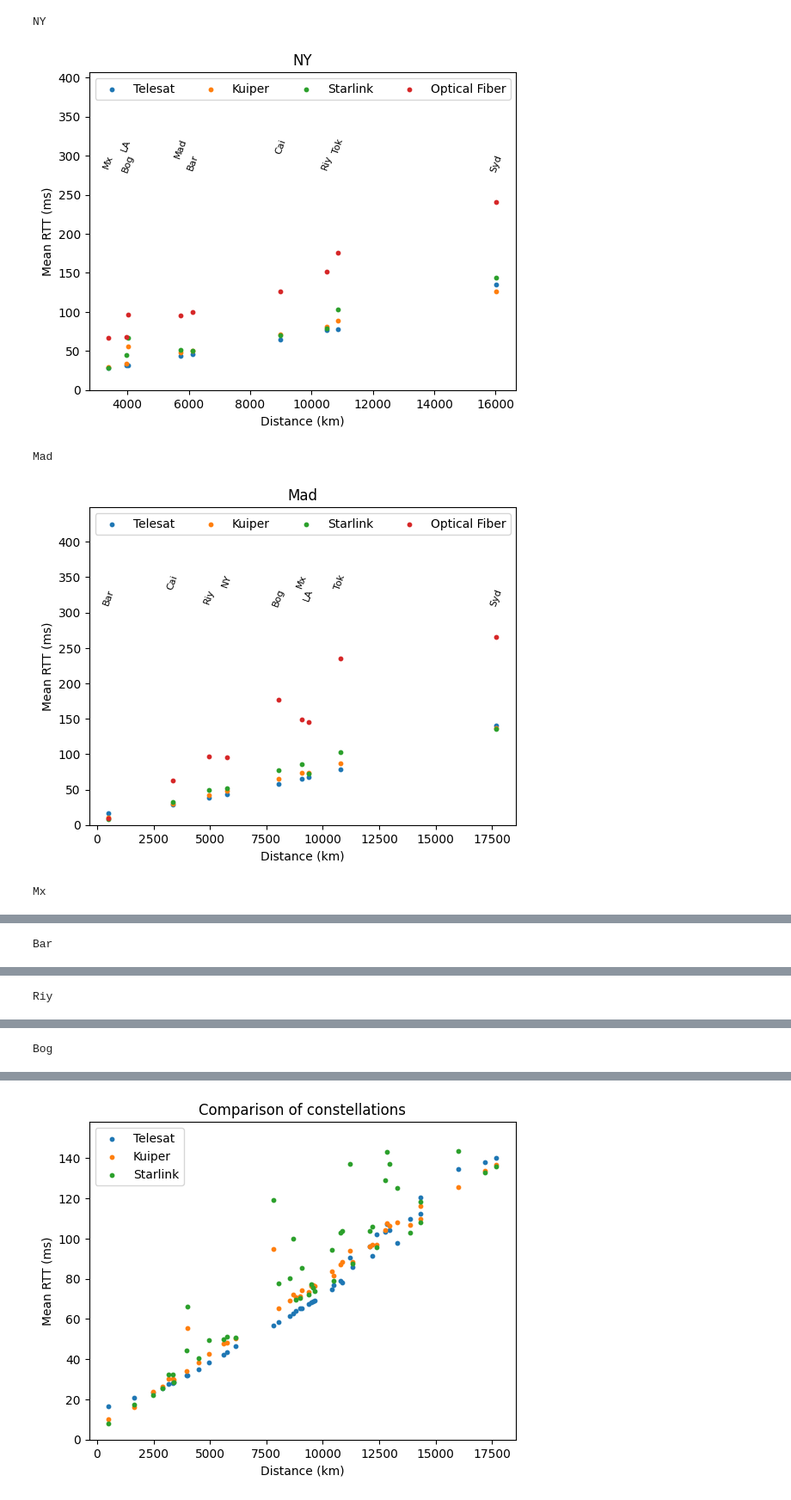
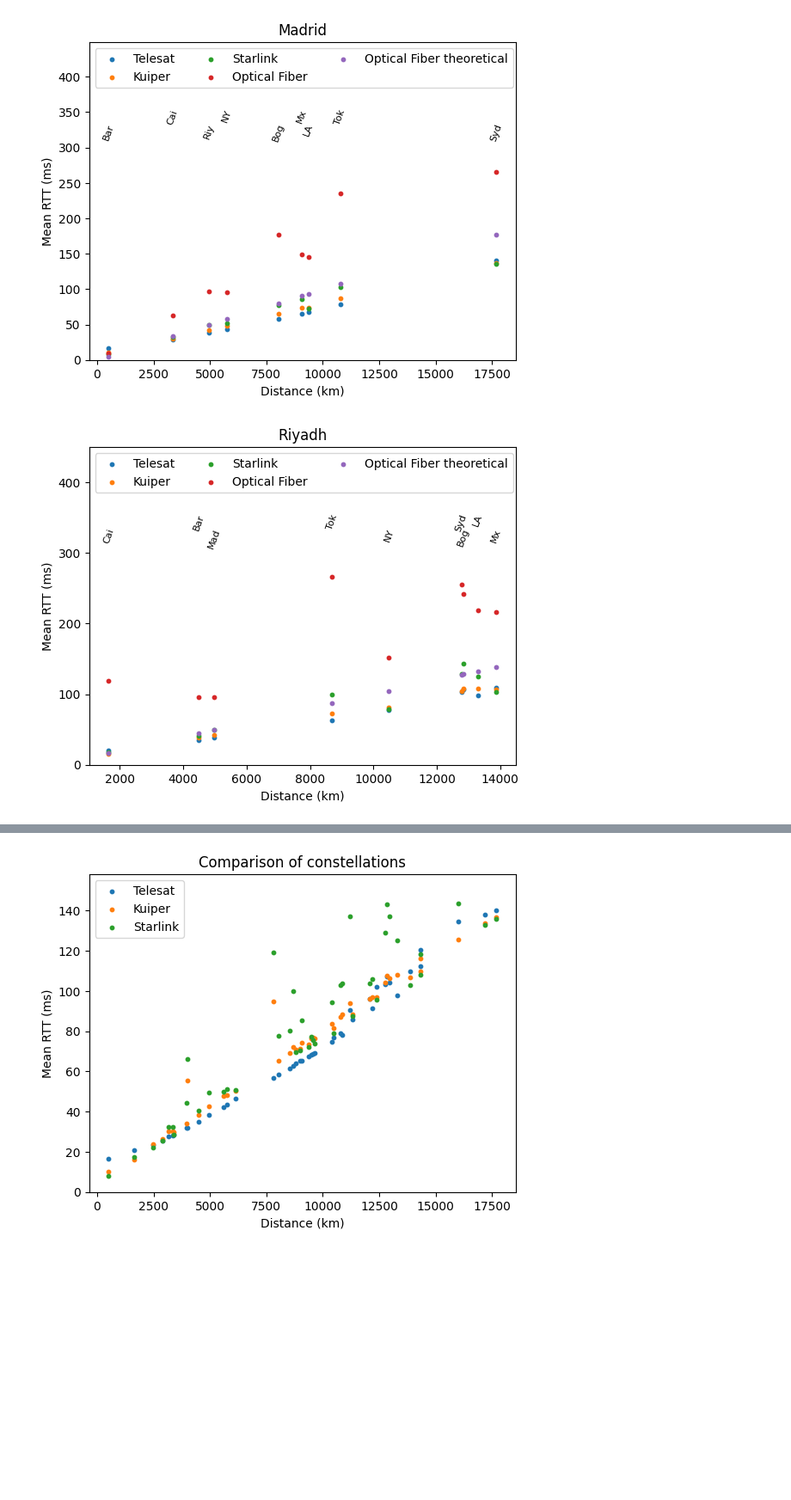
Before and after one commit to javicond3/hypatia, a Jupyter notebook: results_paper/paper.ipynb, the cells around one changed output, grey strips where cells are left out. Shown at 86% size. Drawn from its saved outputs; the diff is of its cells as text; code cells hidden in the pictures; blank space fills up the shorter version.

```diff
--- a/results_paper/paper.ipynb
+++ b/results_paper/paper.ipynb
@@ -28,44 +36,53 @@ array(['NY', 'Mad', 'Mx', 'Bar', 'Riy', 'Bog', 'Tok', 'LA', 'Cai', 'Syd'],
+# %%
+df = pd.read_csv("merged_of_satellite_satellite_number_clean.csv")
+df = df.dropna(subset=['Distance_of'])
+df.loc[:, 'Distance_of'] = df['Distance_of'].str.replace(',', '.').astype(float)
+df.loc[:, 'avg_of'] = df['avg_of'].str.replace(',', '.').astype(float)
+df.loc[:, 'Expected_Latency_of'] = df['Expected_Latency_of'].str.replace(',', '.').astype(float)
+df.loc[:, 'Mean RTT_telesat'] = df['Mean RTT_telesat'].astype(float)
+df.loc[:, 'Mean RTT_kuiper'] = df['Mean RTT_kuiper'].astype(float)
+df.loc[:, 'Mean RTT_starlink'] = df['Mean RTT_starlink'].astype(float)
+df = df.sort_values(by='Distance_of')
+cities = pd.concat([df['origin_name'], df['destination_name']]).unique()
 # %%
+general_experiment_title = "Mean RTT from one city to others"
+
+
 for city in cities:
-    print(city)
+    experiment_title = f"{complete_names[city]}"
     city_connections = df[(df['origin_name'] == city) | (df['destination_name'] == city)]
     data = city_connections.copy()
-    data.loc[:, 'Distance_of'] = data['Distance_of'].str.replace(',', '.').astype(float)
-    data.loc[:, 'avg_of'] = data['avg_of'].str.replace(',', '.').astype(float)
-    data = data.sort_values(by='Distance_of')
-
-    plt.scatter(data['Distance_of'], data['Mean RTT_telesat'], label='Telesat', s=10)
-    plt.scatter(data['Distance_of'], data['Mean RTT_kuiper'], label='Kuiper', s=10)
-    plt.scatter(data['Distance_of'], data['Mean RTT_starlink'], label='Starlink', s=10)
-    plt.scatter(data['Distance_of'], data['avg_of'], label='Optical Fiber', s=10)
+    plt.scatter(data['Distance_of'], data['Mean RTT_telesat'], label=column_names['Mean RTT_telesat'], color=column_colors['Mean RTT_telesat'], s=10)
+    plt.scatter(data['Distance_of'], data['Mean RTT_kuiper'], label=column_names['Mean RTT_kuiper'], color=column_colors['Mean RTT_kuiper'], s=10)
+    plt.scatter(data['Distance_of'], data['Mean RTT_starlink'], label=column_names['Mean RTT_starlink'], color=column_colors['Mean RTT_starlink'], s=10)
+    plt.scatter(data['Distance_of'], data['avg_of'], label=column_names['avg_of'], color=column_colors['avg_of'], s=10)
+    plt.scatter(data['Distance_of'], data['Expected_Latency_of'], label=column_names['Expected_Latency_of'], color=column_colors['Expected_Latency_of'], s=10)
 
 
-    y_max_pos = data[['Mean RTT_telesat', 'Mean RTT_kuiper', 'Mean RTT_starlink', 'avg_of']].max().max()*1.3
+    y_max_pos = data[['Mean RTT_telesat', 'Mean RTT_kuiper', 'Mean RTT_starlink', 'avg_of', 'Expected_Latency_of']].max().max()*1.3
     i = 0
     for index, row in data.iterrows():
         i += 1
         if row['origin_name'] == city:
             city_name = row['destination_name']
         else:
             city_name = row['origin_name']
 
         if i % 2 == 0:
             penalty = + 10
         else:
             penalty = -10
         plt.text(row['Distance_of'], y_max_pos + penalty, city_name, ha='center', va='top', rotation=70, fontsize=8)
 
-    plt.title(f"{city}")
+    plt.title(experiment_title)
     plt.xlabel('Distance (km)')
     plt.ylabel('Mean RTT (ms)')
     plt.ylim(0, y_max_pos*1.3)
-    plt.legend(loc='upper left', ncol=4)
+    plt.legend(loc='upper left', ncol=3)
 
-
+    plt.tight_layout()
+    plt.savefig('./images/'+experiment_title+'.png')
     plt.show()
 # %% [output]
-NY
-[figure, old version]
+[figure, new version]
-Mad
-[figure, old version]
+[figure, new version]
-Mx
@@ -73 +89,0 @@ Mx
-Bar
@@ -75 +90,0 @@ Bar
-Riy
@@ -77 +91,0 @@ Riy
-Bog
```
Also changed, not shown: parts of 9 cells of this notebook, 6 other files.
